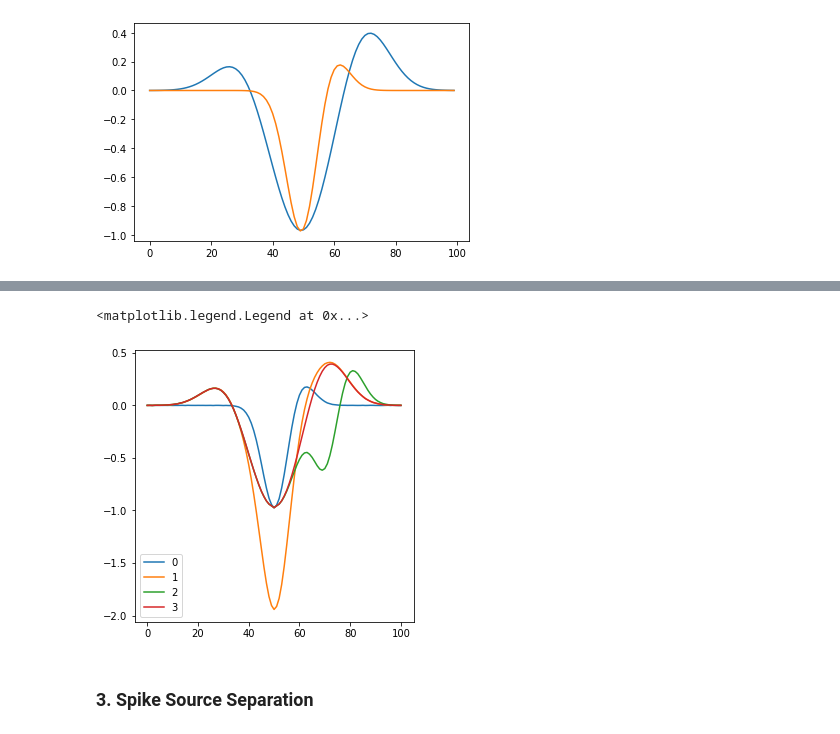
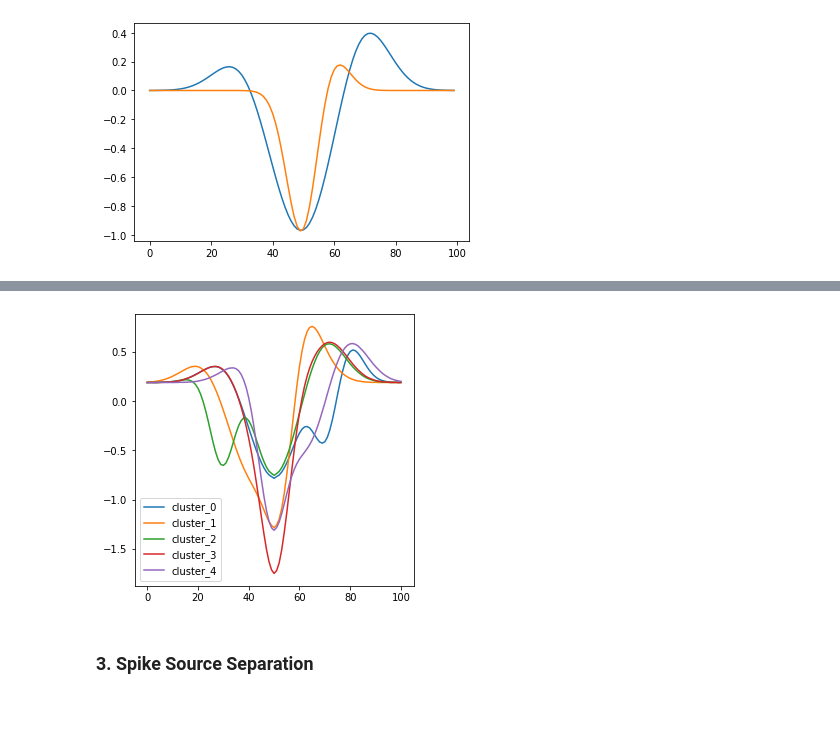
Before and after one commit to ryanhammonds/explorations, a Jupyter notebook: spike_collisions.ipynb, the cells around one changed output, grey strips where cells are left out. Saved outputs shown, nothing was run; the diff lists cells and outputs as text; code cells hidden in the pictures.

```diff
--- a/spike_collisions.ipynb
+++ b/spike_collisions.ipynb
@@ -91,15 +93,10 @@ for sig in sigs:
     df_cps['sample_end'] = df_cps['sample_trough'] + 50
     spikes.append(split_signal(df_cps, sig))
 
-# Plot
-fig, axes = plt.subplots(nrows=3, figsize=(8, 16))
+spikes = np.array(spikes)
+spikes = spikes.reshape(-1, 101)
 
-for i in spikes[0]:
-    axes[0].plot(i)
-
-for i in spikes[1]:
-    axes[1].plot(i)
-
-for i in spikes[2]:
-    axes[2].plot(i)
+plt.figure(figsize=(5, 5))
+for s in spikes:
+    plt.plot(s)
 # %% [output]
@@ -107,35 +104,22 @@ for i in spikes[2]:
 # %%
-# Separate the two spike shape when they occur independently
-km_0 = KMeans(n_clusters=2)
-inds = km_0.fit_predict(spikes[2])
+# Cluster mean of unique spikes
+km = KMeans(n_clusters=5)
+inds = km.fit_predict(spikes)
 
-spikes_split = np.zeros((spikes[0].shape[0] *4, spikes[0].shape[1]))
-
-i = 0
-for sps in spikes:
-    for sp in sps:
-        spikes_split[i] = sp
-        i += 1
-
-# Cluster mean of unique spikes
-km = KMeans(n_clusters=4)
-inds = km.fit_predict(spikes_split)
-
-spikes_mean = np.zeros((4, len(spikes_split[0])))
+spikes_mean = np.zeros((5, len(spikes[0])))
 
 for ind in np.unique(inds):
-    spikes_mean[ind] = spikes_split[np.where(inds == ind)[0]].mean(axis=0)
+    spikes_mean[ind] = spikes[np.where(inds == ind)[0]].mean(axis=0)
 
 # Plot
 plt.figure(figsize=(5, 5))
-colors = ['C0', 'C1', 'C2', 'C3']
+colors = ['C0', 'C1', 'C2', 'C3', 'C4']
 
 for ind, sp in enumerate(spikes_mean):
-    plt.plot(sp, color=colors[ind], label=str(ind))
+    plt.plot(sp, color=colors[ind], label='cluster_'+str(ind))
 
-plt.legend()
+plt.legend();
 # %% [output]
-<matplotlib.legend.Legend at 0x...>
-[figure, old version]
+[figure, new version]
 # %% [markdown]
 ### 3. Spike Source Separation
```
Also changed, not shown: parts of 9 cells of this notebook.
